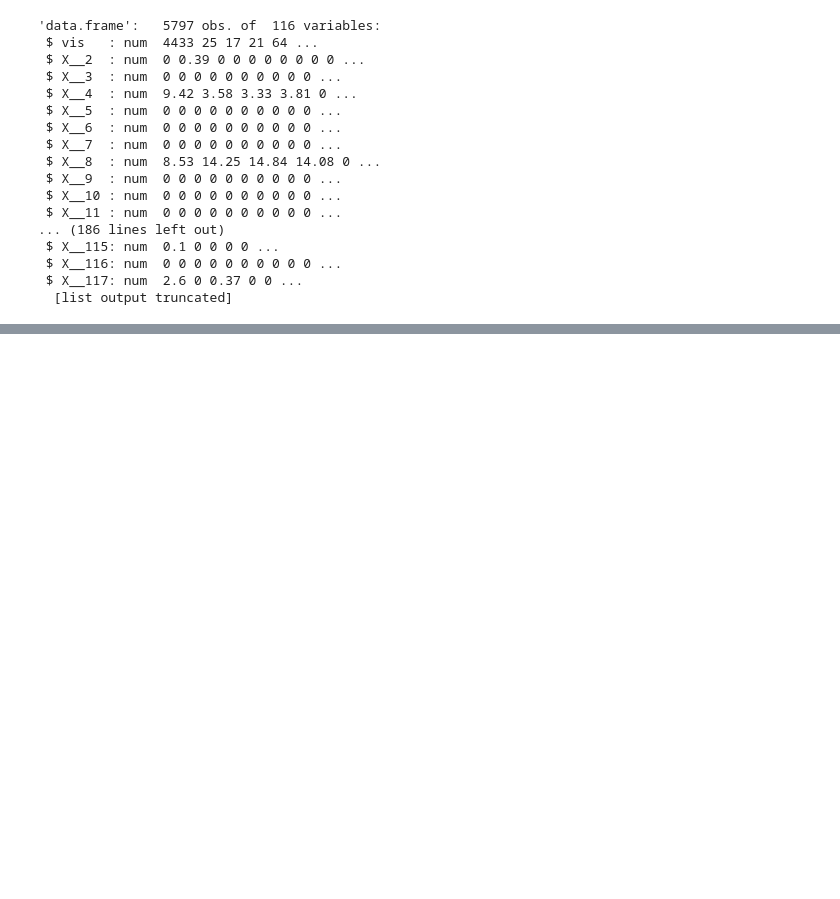
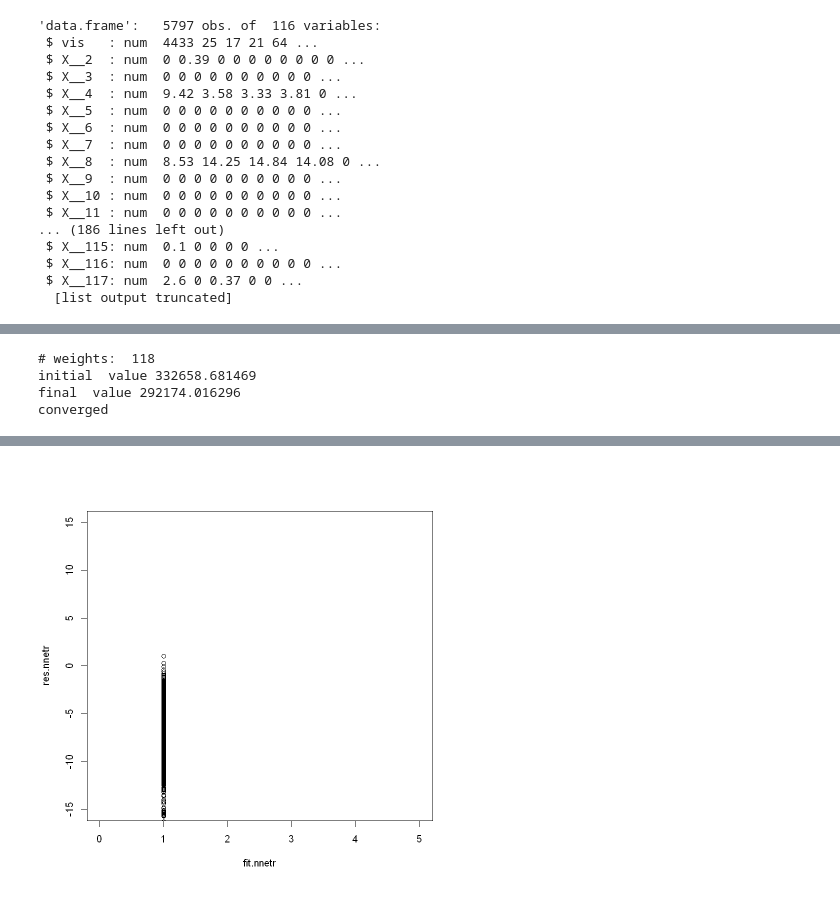
Before and after one commit to supetite/Projet-IPPON, a Jupyter notebook: gaussienVSneurones.ipynb, the cells around one changed output, grey strips where cells are left out. Cells and saved outputs as stored; diff of their text form; code cells hidden in the pictures; blank space fills up the shorter version.

```diff
--- a/gaussienVSneurones.ipynb
+++ b/gaussienVSneurones.ipynb
@@ -88,6 +109,11 @@ sum((pred.gausspr-log(datestr[,"vis"]))^2)/nrow(y)
 # %%
-nnet.reg=nnet(log(vis)~.,data=datappr,size=4,maxit=500)
+nnet.reg=nnet(log(vis)~.,data=datappr,size=1, decay=1e-6,maxit=500)
 # calcul et graphe des résidus
 fit.nnetr=predict(nnet.reg,data=datappr)
 res.nnetr=fit.nnetr-log(datappr[,"vis"])
 plot(fit.nnetr,res.nnetr,titre="",xlim=c(0,5),ylim=c(-15,15))
+# %% [output]
+# weights:  118
+initial  value 332658.681469
+final  value 292174.016296
+converged
@@ -94,3 +132,4 @@ plot(fit.nnetr,res.nnetr,titre="",xlim=c(0,5),ylim=c(-15,15))
+[figure, added]
 # %%
 # Calcul des prévisions
 pred.nnetr=predict(nnet.reg,newdata=datestr)
```
Also changed, not shown: parts of 25 cells of this notebook.
